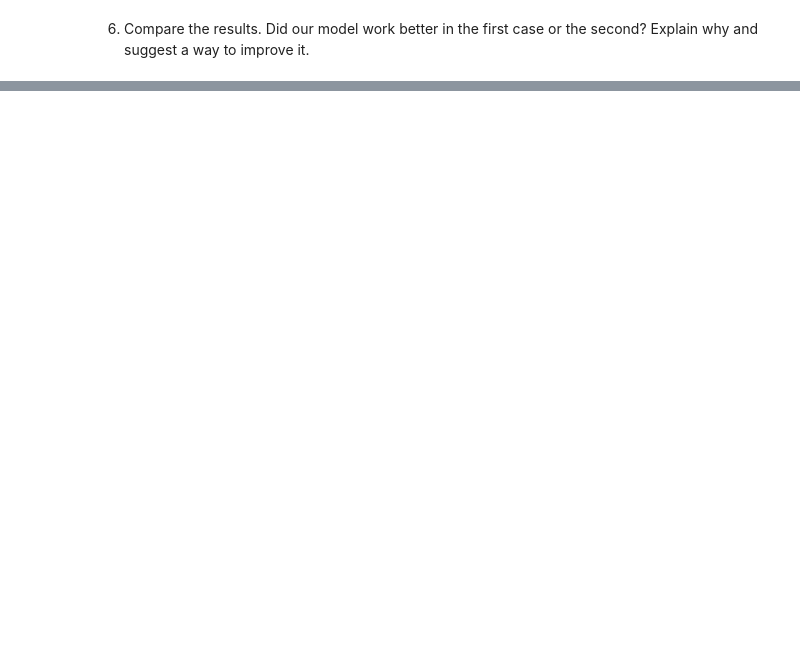
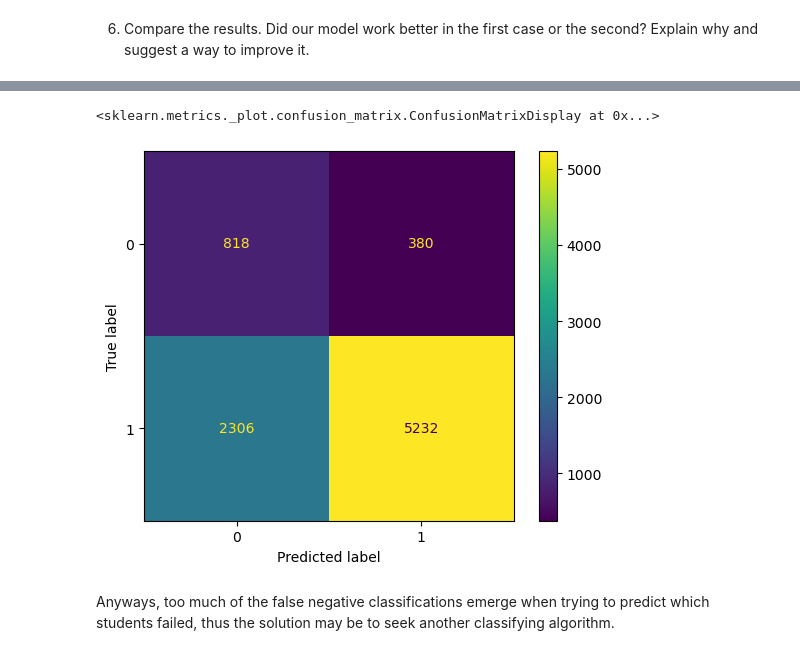
Before and after one commit to llist2020/Intro_to_DS, a Jupyter notebook: lab6/cogsci_lab6.ipynb, the cells around one changed output, grey strips where cells are left out. Drawn from its saved outputs; the diff is of its cells as text; code cells hidden in the pictures; blank space fills up the shorter version.

```diff
--- a/lab6/cogsci_lab6.ipynb
+++ b/lab6/cogsci_lab6.ipynb
@@ -88,0 +167,12 @@ X_train, X_test, y_train, y_test = train_test_split(X, y, test_size=0.3, random_
+# %%
+md = RandomForestClassifier(n_estimators=20, max_depth=5, class_weight={0:7, 1:1}) # adjust the weight of the "failed" category
+md.fit(X_train, y_train)
+y_pred = md.predict(X_test)
+
+conf_matrix = confusion_matrix(y_test, y_pred)
+ConfusionMatrixDisplay(conf_matrix).plot()
+# %% [output]
+<sklearn.metrics._plot.confusion_matrix.ConfusionMatrixDisplay at 0x...>
+[figure, added]
+# %% [markdown]
+Anyways, too much of the false negative classifications emerge when trying to predict which students failed, thus the solution may be to seek another classifying algorithm.
```
Also changed, not shown: parts of 16 cells of this notebook, 3 other files.
